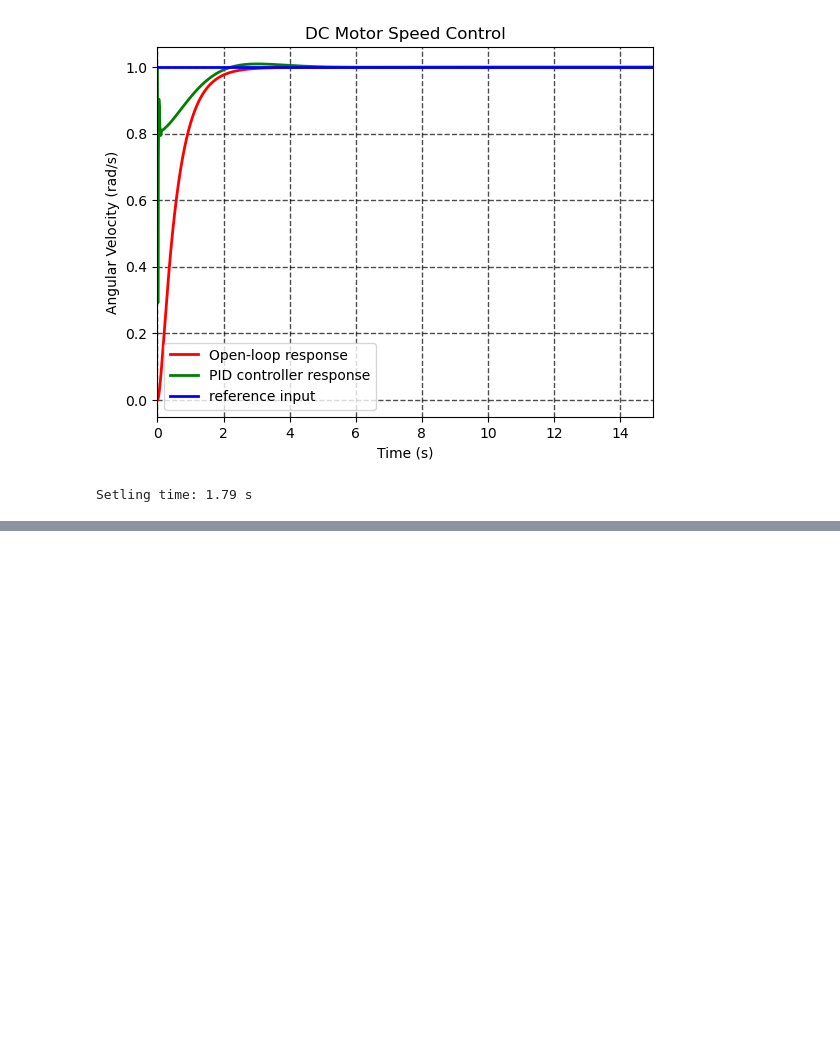
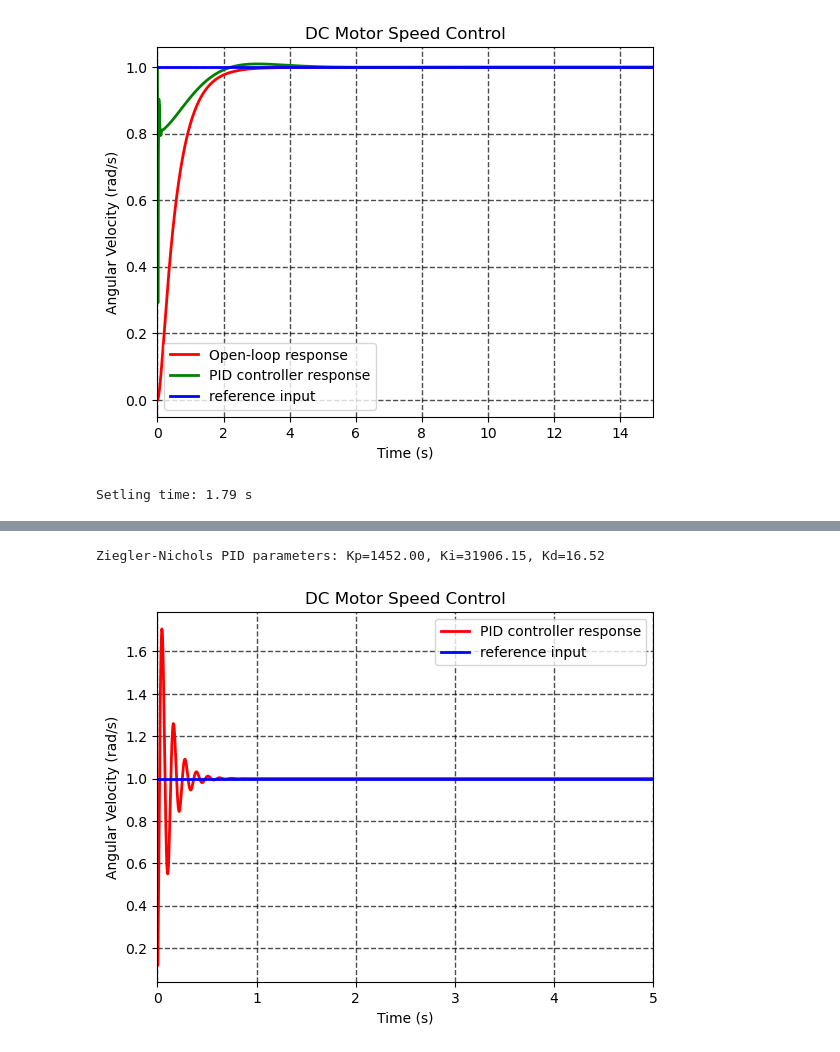
Before and after one commit to DiasJulia/AUT2TTA, a Jupyter notebook: APM_4AUT2_TA_TP2.ipynb, the cells around one changed output, grey strips where cells are left out. Cells and saved outputs as stored; diff of their text form; code cells hidden in the pictures; blank space fills up the shorter version.

```diff
--- a/APM_4AUT2_TA_TP2.ipynb
+++ b/APM_4AUT2_TA_TP2.ipynb
@@ -416,0 +514,21 @@ Setling time: 1.79 s
+# %%
+# System parameters
+J = 0.01
+b = 0.1
+Ke = 0.01
+Kt = 0.01
+R = 1
+L = 0.5
+
+A = np.array([[-b/J, Kt/J],
+              [-Ke/L, -R/L]])
+
+B = np.array([[0],
+              [1/L]])  # Reshaped to column vecto
+
+D = np.array([[0, 0]])  # Reshaped to column vector
+
+
+C = np.array([[1, 0]])  # Output matrix
+
+R = np.array([0])
@@ -417,3 +570,25 @@ Setling time: 1.79 s
+# %%
+Kp, Ki, Kd = ziegler_nichols_critical(T, y, kp)
+print(f"Ziegler-Nichols PID parameters: Kp={Kp:.2f}, Ki={Ki:.2f}, Kd={Kd:.2f}")
+
+# Compute system response
+y = PIDController(A, B, D, C, Kp, Ki, Kd, ref, u_func, w_func, T, x0)
+
+ref = 1
+
+# Plot the response
+plt.plot(T, y[0,:], linewidth=2.0, color='red')
+plt.grid(color='black', linestyle='--', linewidth=1.0, alpha=0.7)
+plt.xlim([t0, tf])
+plt.ylabel(r'Angular Velocity (rad/s)')
+plt.xlabel('Time (s)')
+plt.title('DC Motor Speed Control')
+plt.plot(T, np.ones(np.size(T))*ref, linewidth=2.0, color='blue')
+plt.legend(['PID controller response','reference input' ])
+plt.show()
+# %% [output]
+Ziegler-Nichols PID parameters: Kp=1452.00, Ki=31906.15, Kd=16.52
+[figure, added]
 # %% [markdown]
 ## EX. 3 Inverted Pendulum
 
```
Also changed, not shown: parts of 13 cells of this notebook.
